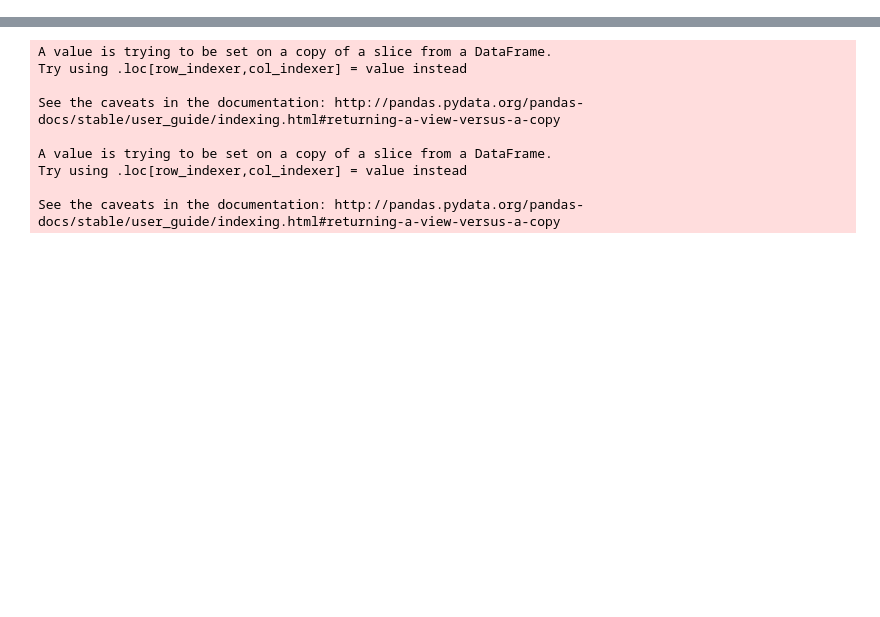
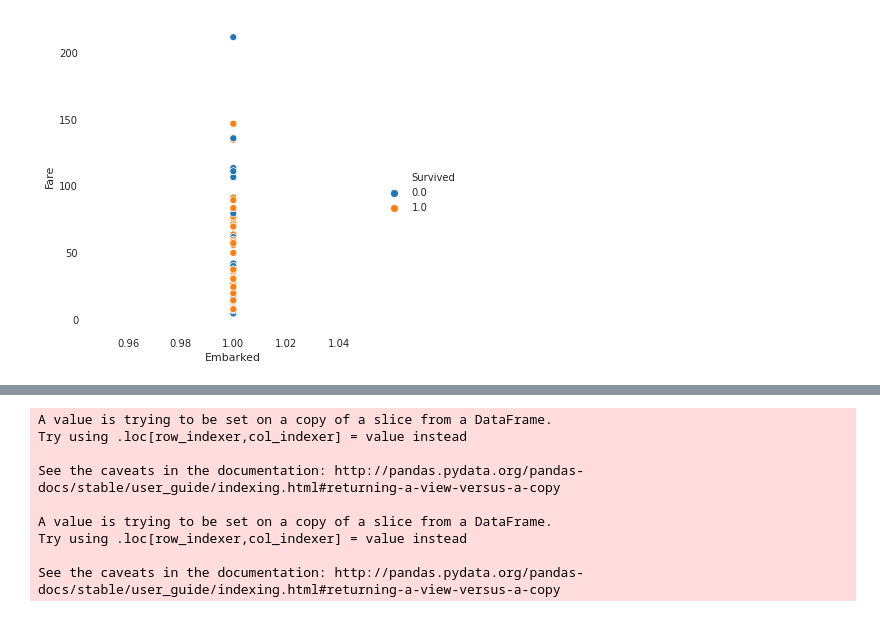
Before and after one commit to edouardkombo/titanic-kaggle-competition, a Jupyter notebook: index.ipynb, the cells around one changed output, grey strips where cells are left out. Saved outputs shown, nothing was run; the diff lists cells and outputs as text; code cells hidden in the pictures; blank space fills up the shorter version.

```diff
--- a/index.ipynb
+++ b/index.ipynb
@@ -71,0 +80,14 @@ ax = sns.relplot(x='Age', y='Fare', hue='Pclass', data=df)
+# %%
+# From 79 to 220, 100% of passengers who embarked from Southampton survived
+df.loc[(df['Embarked']==0) & (df['Fare']>=79) & (df['Fare']<220), 'Probability']=1
+# Above 220, 100% of passengers who embarked from Cherbourg survived
+df.loc[(df['Embarked']==1) & (df['Fare']>=220), 'Probability']=1
+# Above 80, 100% of passengers who embarked from Queeston survived
+df.loc[(df['Embarked']==2) & (df['Fare']>=80), 'Probability']=1
+
+
+# We can display the same graph per port, with exclusion parameters
+# Let's start with the easiest one, Cherbourg
+ax = sns.relplot(x='Embarked', y='Fare', hue='Survived', data=df.query('Survived<2 & Embarked==1 & Fare<220'))
+# %% [output]
+[figure, added]
```
Also changed, not shown: parts of 13 cells of this notebook, 2 other files.
